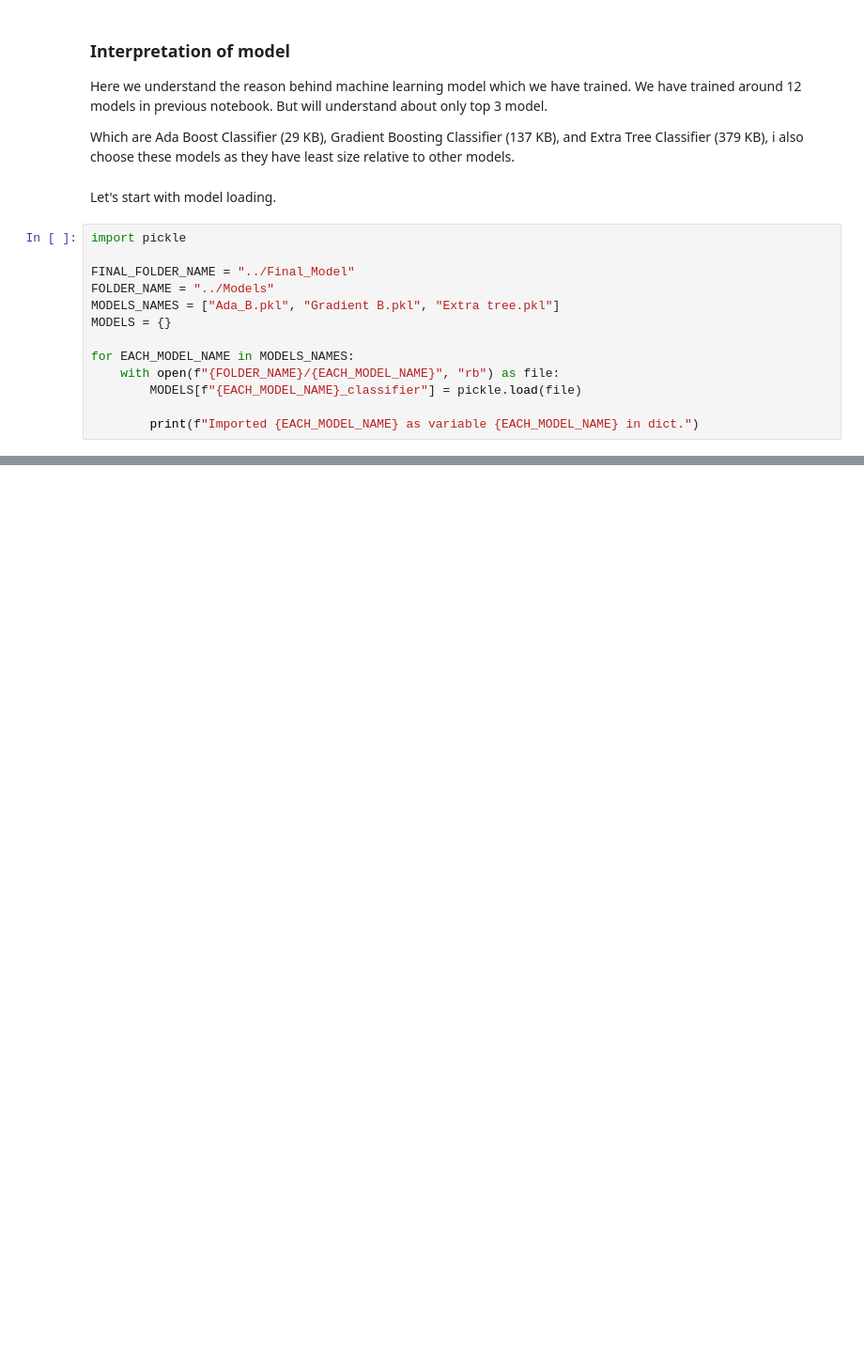
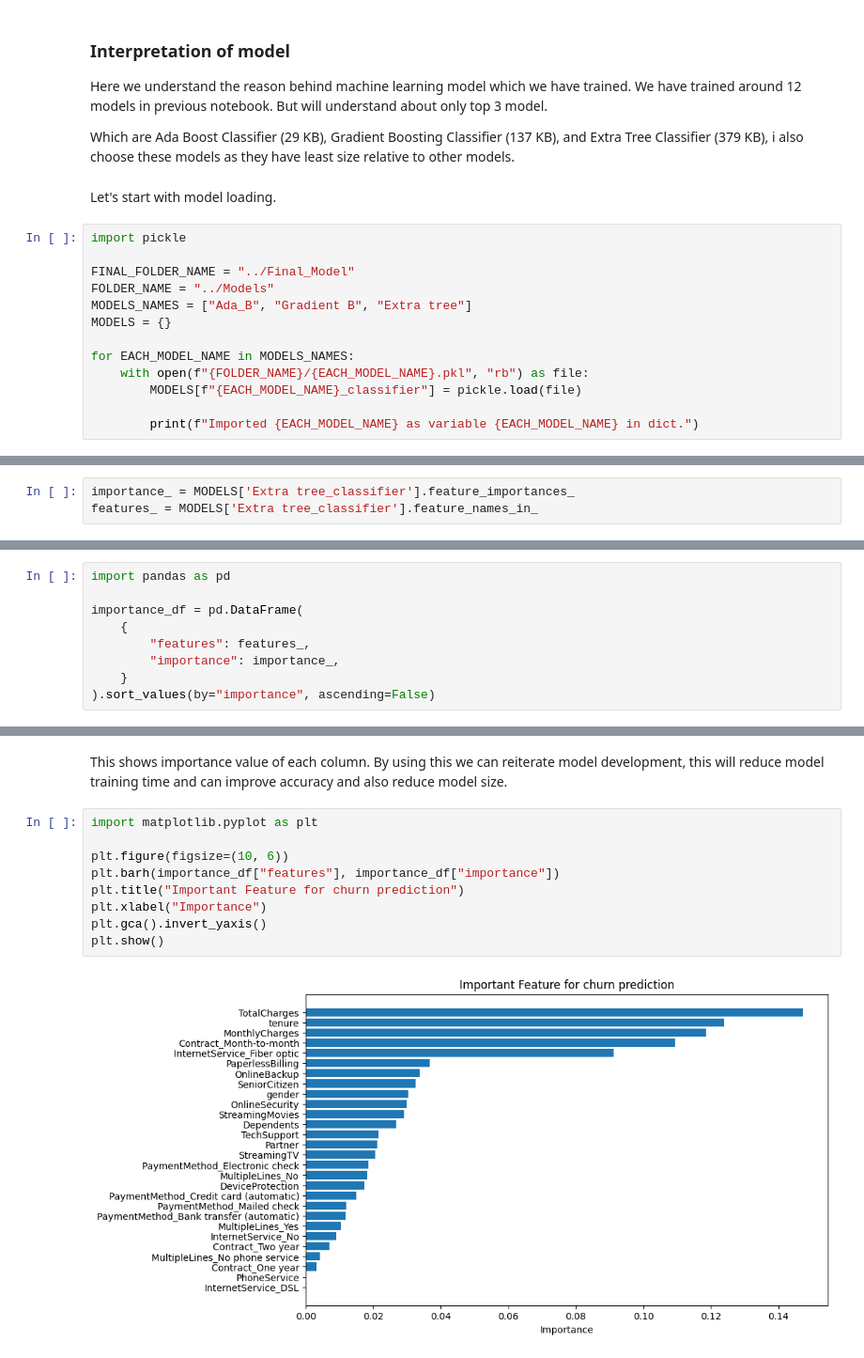
Before and after one commit to bedead/InnoByte-ML-Internship, a Jupyter notebook: Notebooks/Model_interpretation.ipynb, the cells around one changed output, grey strips where cells are left out. Shown at 94% size. Cells and saved outputs as stored; diff of their text form; blank space fills up the shorter version.

Commit message:
did interpretation of tree model

```diff
--- a/Notebooks/Model_interpretation.ipynb
+++ b/Notebooks/Model_interpretation.ipynb
@@ -12,11 +12,11 @@ import pickle
 
 FINAL_FOLDER_NAME = "../Final_Model"
 FOLDER_NAME = "../Models"
-MODELS_NAMES = ["Ada_B.pkl", "Gradient B.pkl", "Extra tree.pkl"]
+MODELS_NAMES = ["Ada_B", "Gradient B", "Extra tree"]
 MODELS = {}
 
 for EACH_MODEL_NAME in MODELS_NAMES:
-    with open(f"{FOLDER_NAME}/{EACH_MODEL_NAME}", "rb") as file:
+    with open(f"{FOLDER_NAME}/{EACH_MODEL_NAME}.pkl", "rb") as file:
         MODELS[f"{EACH_MODEL_NAME}_classifier"] = pickle.load(file)
 
         print(f"Imported {EACH_MODEL_NAME} as variable {EACH_MODEL_NAME} in dict.")
@@ -26,0 +30,3 @@ Imported Extra tree.pkl as variable Extra tree.pkl in dict.
+# %%
+importance_ = MODELS['Extra tree_classifier'].feature_importances_
+features_ = MODELS['Extra tree_classifier'].feature_names_in_
@@ -26,0 +58,9 @@ Imported Extra tree.pkl as variable Extra tree.pkl in dict.
+# %%
+import pandas as pd
+
+importance_df = pd.DataFrame(
+    {
+        "features": features_,
+        "importance": importance_,
+    }
+).sort_values(by="importance", ascending=False)
@@ -26,0 +76,13 @@ Imported Extra tree.pkl as variable Extra tree.pkl in dict.
+# %% [markdown]
+This shows importance value of each column. By using this we can reiterate model development, this will reduce model training time and can improve accuracy and also reduce model size.
+# %%
+import matplotlib.pyplot as plt
+
+plt.figure(figsize=(10, 6))
+plt.barh(importance_df["features"], importance_df["importance"])
+plt.title("Important Feature for churn prediction")
+plt.xlabel("Importance")
+plt.gca().invert_yaxis()
+plt.show()
+# %% [output]
+[figure, added]
```
Also changed, not shown: parts of 9 cells of this notebook.
